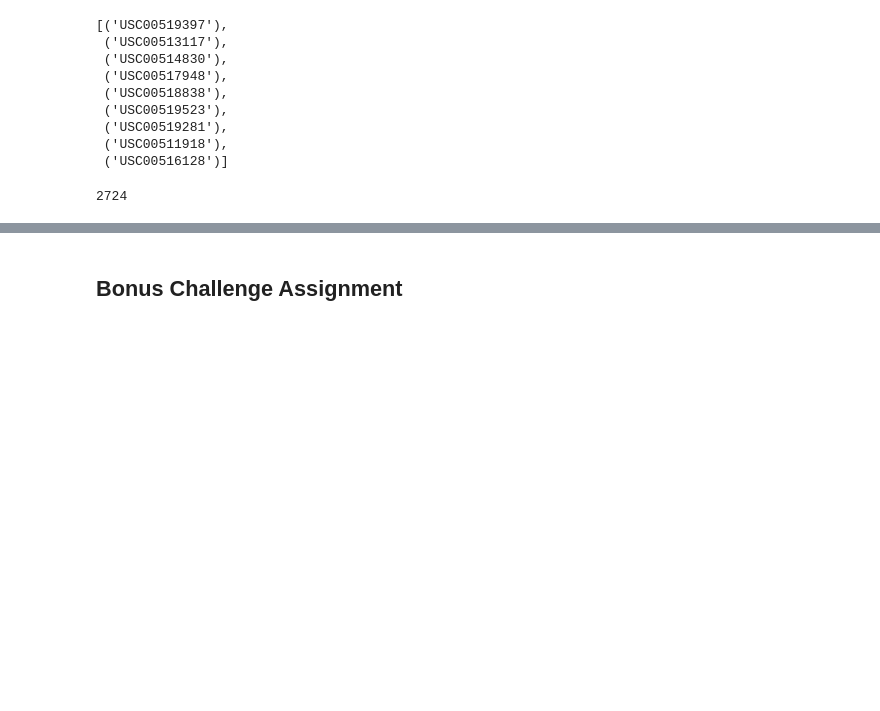
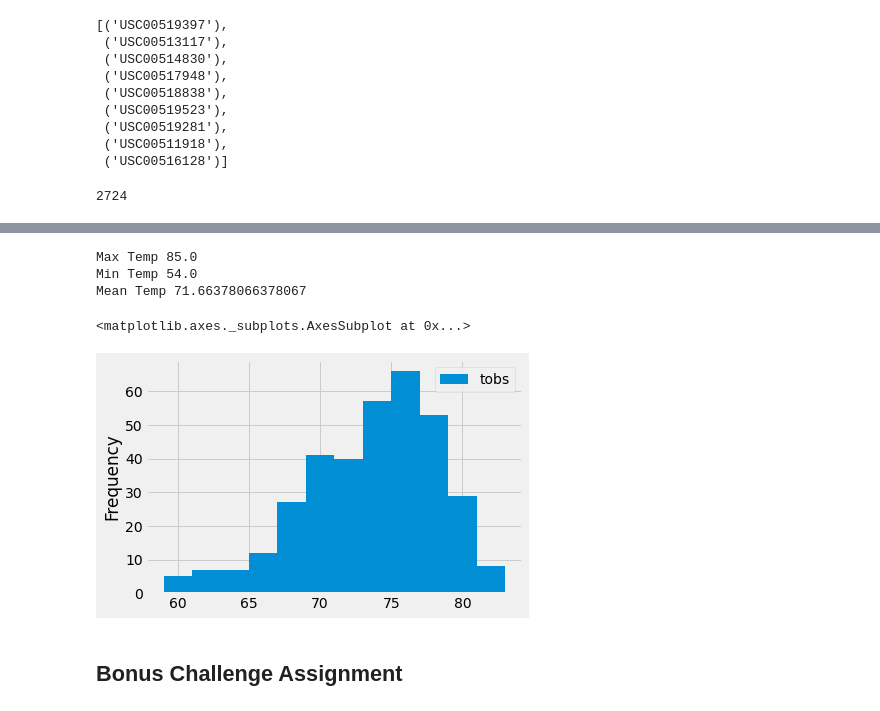
Before and after one commit to RinerAlexander/sqlalchemy-challenge, a Jupyter notebook: climate_starter.ipynb, the cells around one changed output, grey strips where cells are left out. Saved outputs shown, nothing was run; the diff lists cells and outputs as text; code cells hidden in the pictures; blank space fills up the shorter version.

Commit message:
histogram done

```diff
--- a/climate_starter.ipynb
+++ b/climate_starter.ipynb
@@ -146,9 +146,24 @@ stationCount.sort_values("Count",desc=Tr)
 # %%
 # Using the station id from the previous query, calculate the lowest temperature recorded,
 # highest temperature recorded, and average temperature of the most active station?
+temps=pd.DataFrame(session.query(meas.date,meas.tobs).filter(meas.station=="USC00519281"))
+print("Max Temp "+str(temps["tobs"].max()))
+print("Min Temp "+str(temps["tobs"].min()))
+print("Mean Temp "+str(temps["tobs"].mean()))
+# %% [output]
+Max Temp 85.0
+Min Temp 54.0
+Mean Temp 71.66378066378067
 # %%
 # Choose the station with the highest number of temperature observations.
 # Query the last 12 months of temperature observation data for this station and plot the results as a histogram
+lastYearTemps=session.query(meas.date,meas.tobs).filter(meas.date>="2016-08-23",meas.station=="USC00519281")
+lastYearTempsDF=pd.DataFrame(lastYearTemps)
+# %%
+lastYearTempsDF.plot.hist("date",12)
+# %% [output]
+<matplotlib.axes._subplots.AxesSubplot at 0x...>
+[figure, added]
 # %% [markdown]
 ## Bonus Challenge Assignment
 # %%
```
Also changed, not shown: parts of 1 cell of this notebook.
